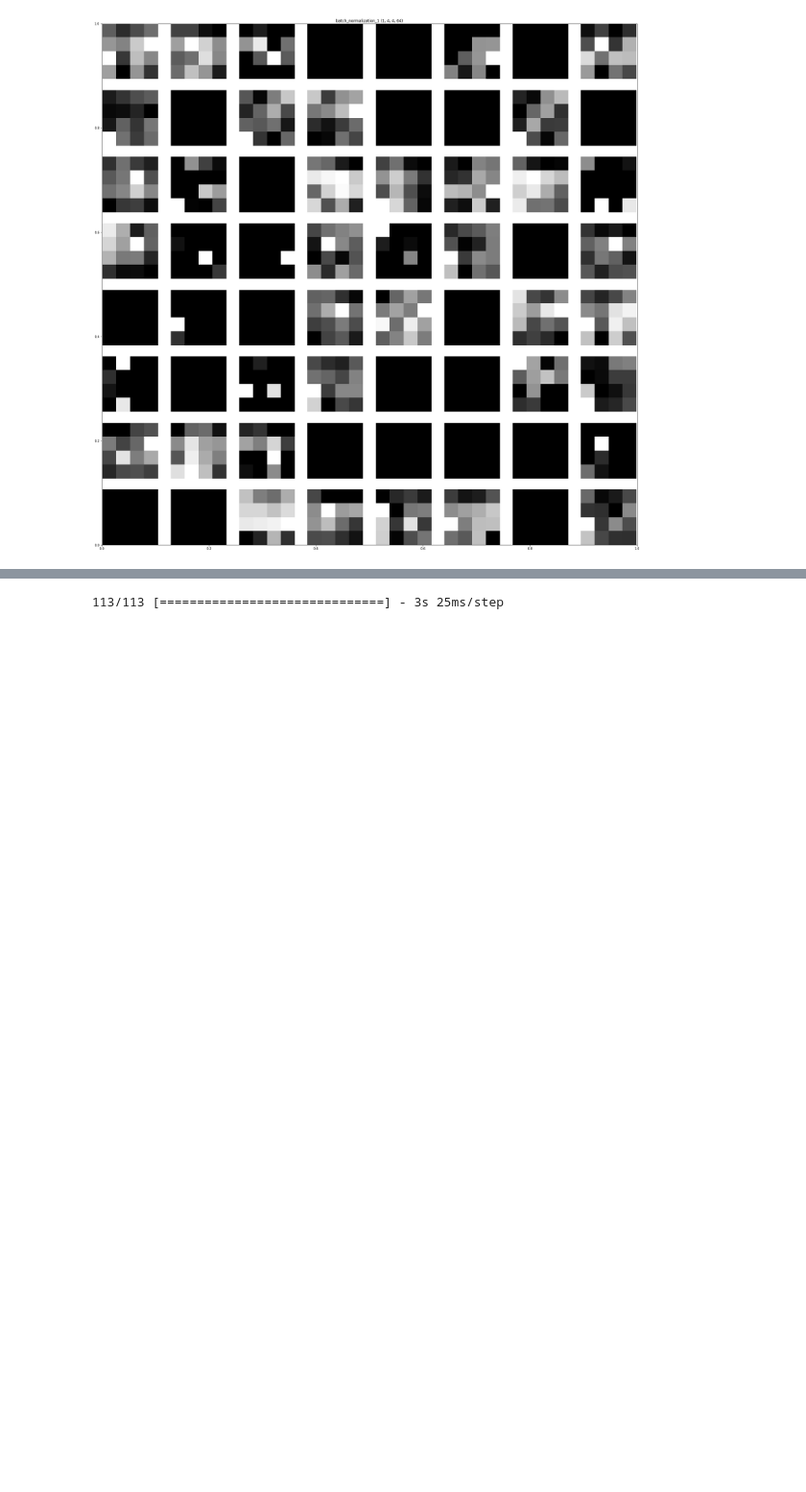
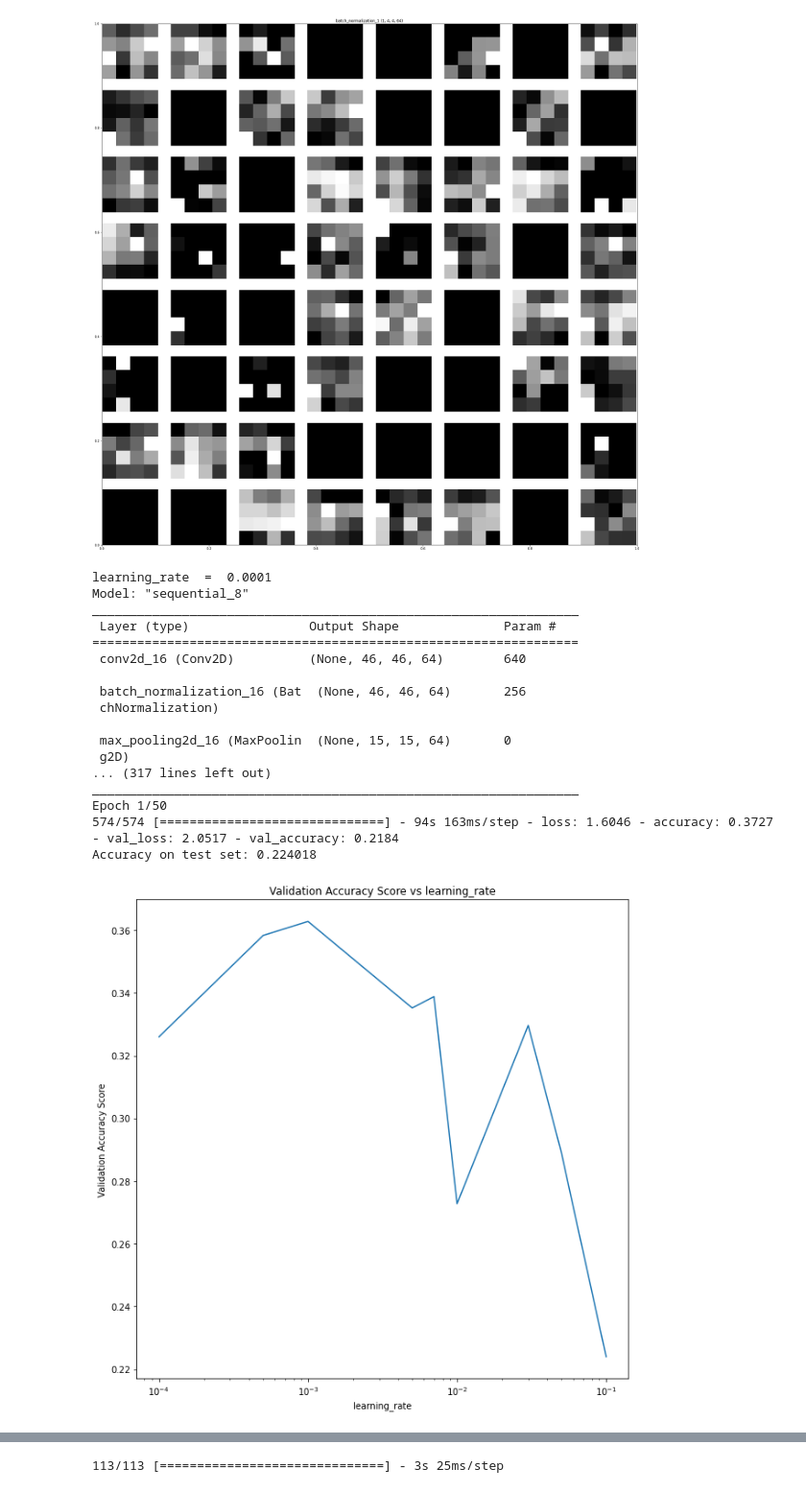
Before and after one commit to lougau92/Facial-recognition-using-cnn, a Jupyter notebook: tensorflow_alternative_louis.ipynb, the cells around one changed output, grey strips where cells are left out. Shown at 96% size. Saved outputs shown, nothing was run; the diff lists cells and outputs as text; code cells hidden in the pictures; blank space fills up the shorter version.

Commit message:
add framework for running parameter tuning experiments

```diff
--- a/tensorflow_alternative_louis.ipynb
+++ b/tensorflow_alternative_louis.ipynb
@@ -302,3 +302,50 @@ label =  anger
 [figure]
 [figure]
 [figure]
+# %%
+# parameter tuning experiments: all the different parameters to be tested
+lrs = [0.0001,0.0005,0.001,0.005,0.007,0.01,0.03,0.05,0.1]
+pool_sizes = [2,3,4,5,6,7,8]
+stride_sizes = [1,2,3,4,5]
+order = [2,4,6,8]
+dropout_rates = [0.2,0.4,0.6,0.8]
+scalers = [4,8,16,32,65]
+# %%
+# model_params = ['learning_rate', 'filters1', 'filters2', 'kernel_size1', 'kernel_size2', 'strides1', 'strides2', 'dense_units', 'pool_size1', 'pool_size2', 'dropout']
+
+def run_experiment(param_name,param_set):
+
+    metrics = []
+    for param in param_set:
+        print(param_name," = ",param)
+        model, history = train_model(epochs = 50,plot_loss=False, param_name=param)
+        test_accuracy = np.round(model.evaluate(x=X_test, y=y_test, workers=12, use_multiprocessing=False, verbose=0)[1], 6)
+        metrics.append(test_accuracy)
+
+    figure = plt.figure(figsize=(10,10))
+    plt.plot(param_set,metrics)
+    plt.semilogx()
+    plt.title(str('Validation Accuracy Score vs '+param_name))
+    plt.xlabel(param_name)
+    plt.ylabel("Validation Accuracy Score")
+# %%
+run_experiment('learning_rate',lrs)
+# %% [output]
+learning_rate  =  0.0001
+Model: "sequential_8"
+_________________________________________________________________
+ Layer (type)                Output Shape              Param #
+=================================================================
+ conv2d_16 (Conv2D)          (None, 46, 46, 64)        640
+
+ batch_normalization_16 (Bat  (None, 46, 46, 64)       256
+ chNormalization)
+
+ max_pooling2d_16 (MaxPoolin  (None, 15, 15, 64)       0
+ g2D)
+... (317 lines left out)
+_________________________________________________________________
+Epoch 1/50
+574/574 [==============================] - 94s 163ms/step - loss: 1.6046 - accuracy: 0.3727 - val_loss: 2.0517 - val_accuracy: 0.2184
+Accuracy on test set: 0.224018
+[figure, added]
```
Also changed, not shown: parts of 1 cell of this notebook.
